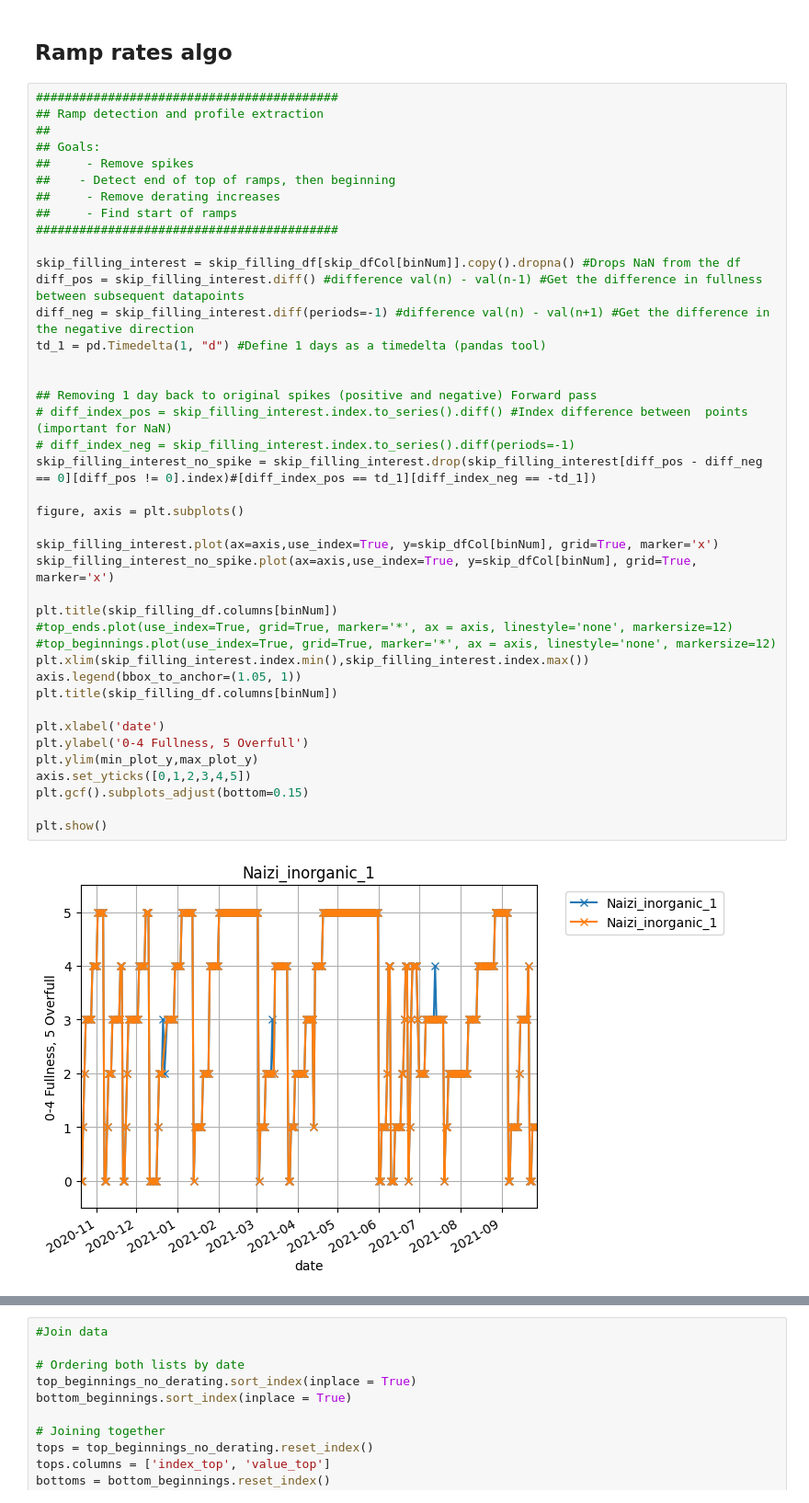
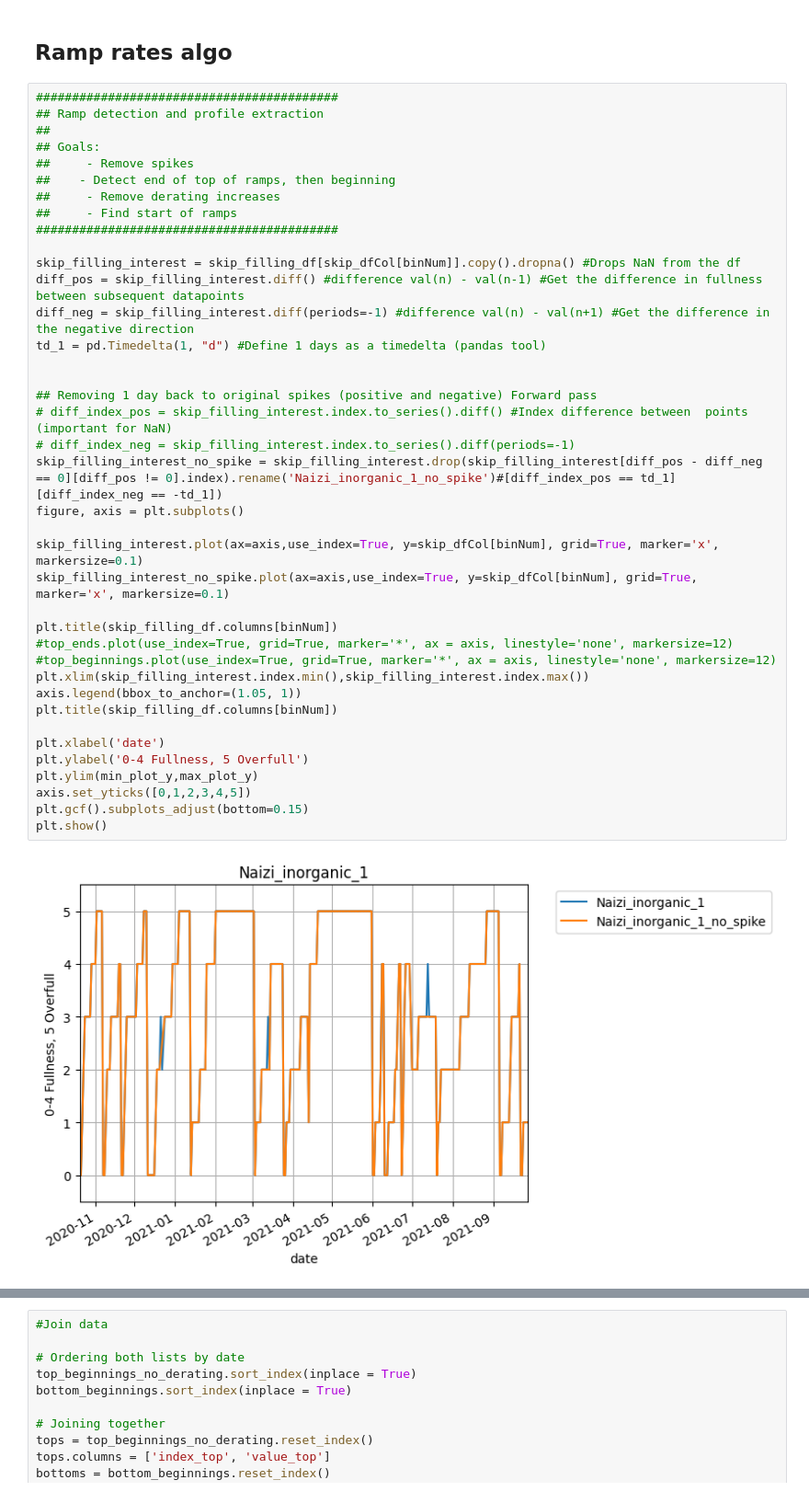
Before and after one commit to Global-Health-Engineering/2022-msc-sem-proj-nseemann, a Jupyter notebook: src/Analysis_jupyter/ramp_rates.ipynb, the cells around one changed output, grey strips where cells are left out. Shown: that part at 92% size. Cells and saved outputs as stored; diff of their text form.

```diff
--- a/src/Analysis_jupyter/ramp_rates.ipynb
+++ b/src/Analysis_jupyter/ramp_rates.ipynb
@@ -112,39 +112,37 @@ elif type_graph == 3:
 ##     - Remove derating increases
 ##     - Find start of ramps
 ##########################################
 
 skip_filling_interest = skip_filling_df[skip_dfCol[binNum]].copy().dropna() #Drops NaN from the df
 diff_pos = skip_filling_interest.diff() #difference val(n) - val(n-1) #Get the difference in fullness between subsequent datapoints
 diff_neg = skip_filling_interest.diff(periods=-1) #difference val(n) - val(n+1) #Get the difference in the negative direction
 td_1 = pd.Timedelta(1, "d") #Define 1 days as a timedelta (pandas tool)
 
 
 ## Removing 1 day back to original spikes (positive and negative) Forward pass
 # diff_index_pos = skip_filling_interest.index.to_series().diff() #Index difference between  points (important for NaN)
 # diff_index_neg = skip_filling_interest.index.to_series().diff(periods=-1)
-skip_filling_interest_no_spike = skip_filling_interest.drop(skip_filling_interest[diff_pos - diff_neg == 0][diff_pos != 0].index)#[diff_index_pos == td_1][diff_index_neg == -td_1])
-
+skip_filling_interest_no_spike = skip_filling_interest.drop(skip_filling_interest[diff_pos - diff_neg == 0][diff_pos != 0].index).rename('Naizi_inorganic_1_no_spike')#[diff_index_pos == td_1][diff_index_neg == -td_1])
 figure, axis = plt.subplots()
 
-skip_filling_interest.plot(ax=axis,use_index=True, y=skip_dfCol[binNum], grid=True, marker='x')
-skip_filling_interest_no_spike.plot(ax=axis,use_index=True, y=skip_dfCol[binNum], grid=True, marker='x')
+skip_filling_interest.plot(ax=axis,use_index=True, y=skip_dfCol[binNum], grid=True, marker='x', markersize=0.1)
+skip_filling_interest_no_spike.plot(ax=axis,use_index=True, y=skip_dfCol[binNum], grid=True, marker='x', markersize=0.1)
 
 plt.title(skip_filling_df.columns[binNum])
 #top_ends.plot(use_index=True, grid=True, marker='*', ax = axis, linestyle='none', markersize=12)
 #top_beginnings.plot(use_index=True, grid=True, marker='*', ax = axis, linestyle='none', markersize=12)
 plt.xlim(skip_filling_interest.index.min(),skip_filling_interest.index.max())
 axis.legend(bbox_to_anchor=(1.05, 1))
 plt.title(skip_filling_df.columns[binNum])
 
 plt.xlabel('date')
 plt.ylabel('0-4 Fullness, 5 Overfull')
 plt.ylim(min_plot_y,max_plot_y)
 axis.set_yticks([0,1,2,3,4,5])
 plt.gcf().subplots_adjust(bottom=0.15)
-
 plt.show()
 # %% [output]
-[figure, old version]
+[figure, new version]
 # %%
 ## Top ends - forward pass
 indices_no_spike = skip_filling_interest_no_spike.index #Get indices for the current working df series
```
Also changed, not shown: parts of 5 cells of this notebook, 9 other files.
